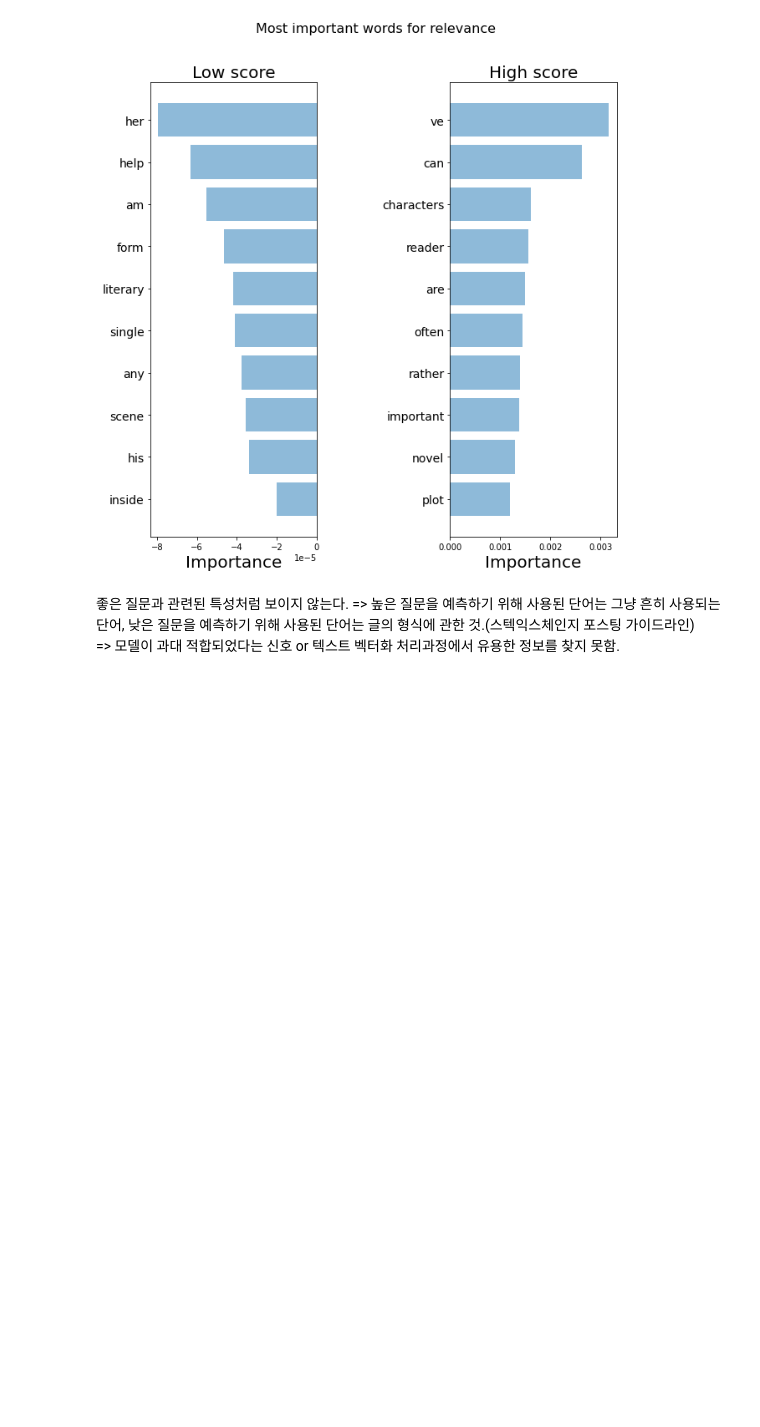
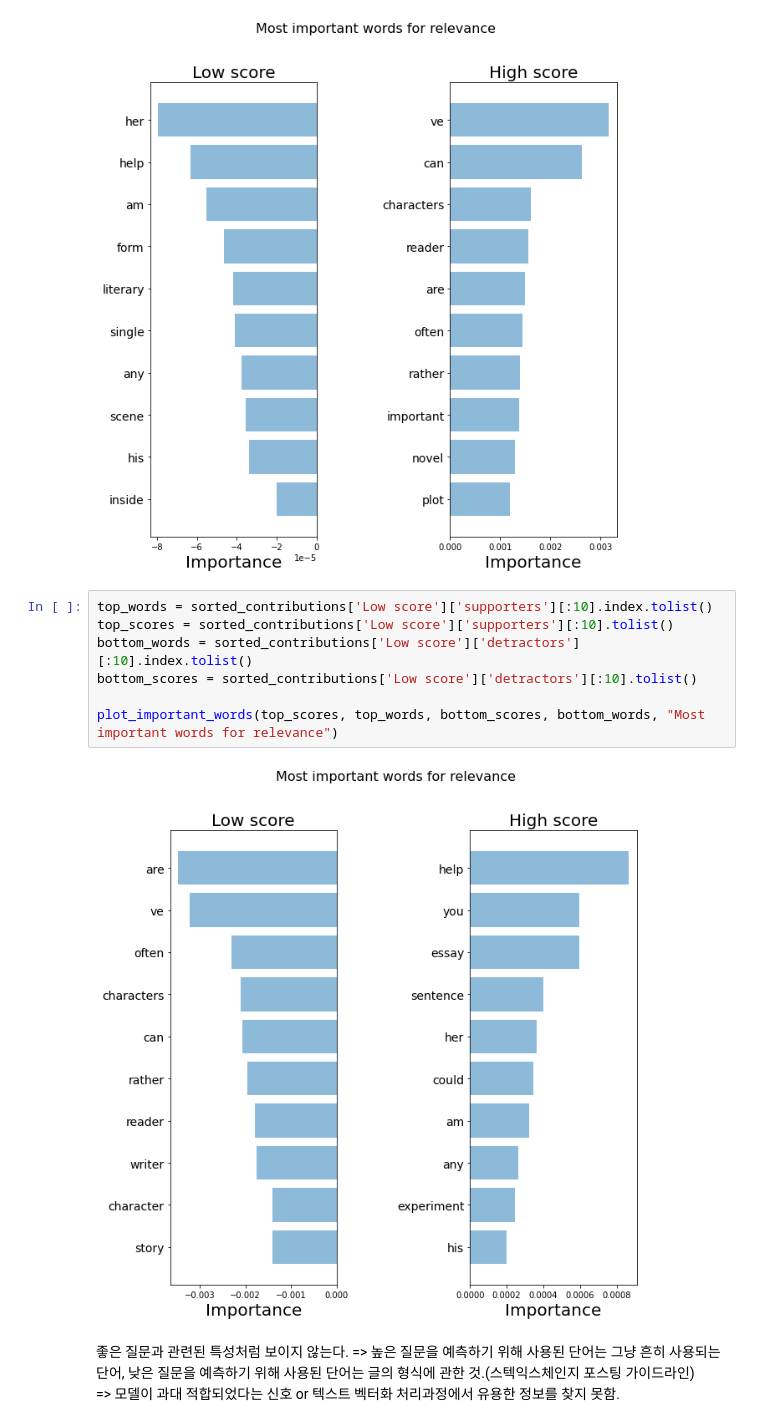
Before and after one commit to HyeonGeunY/ml-powered-app, a Jupyter notebook: notebooks/black_box_explainer.ipynb, the cells around one changed output. Cells and saved outputs as stored; diff of their text form; blank space fills up the shorter version.

```diff
--- a/notebooks/black_box_explainer.ipynb
+++ b/notebooks/black_box_explainer.ipynb
@@ -193,6 +193,15 @@ bottom_scores = sorted_contributions['High score']['detractors'][:10].tolist()
 plot_important_words(top_scores, top_words, bottom_scores, bottom_words, "Most important words for relevance")
 # %% [output]
 [figure]
+# %%
+top_words = sorted_contributions['Low score']['supporters'][:10].index.tolist()
+top_scores = sorted_contributions['Low score']['supporters'][:10].tolist()
+bottom_words = sorted_contributions['Low score']['detractors'][:10].index.tolist()
+bottom_scores = sorted_contributions['Low score']['detractors'][:10].tolist()
+
+plot_important_words(top_scores, top_words, bottom_scores, bottom_words, "Most important words for relevance")
+# %% [output]
+[figure, added]
 # %% [markdown]
 좋은 질문과 관련된 특성처럼 보이지 않는다. => 높은 질문을 예측하기 위해 사용된 단어는 그냥 흔히 사용되는 단어, 낮은 질문을 예측하기 위해 사용된 단어는 글의 형식에 관한 것.(스텍익스체인지 포스팅 가이드라인)
 => 모델이 과대 적합되었다는 신호 or 텍스트 벡터화 처리과정에서 유용한 정보를 찾지 못함.
```
Also changed, not shown: parts of 2 cells of this notebook, 1 other file.
